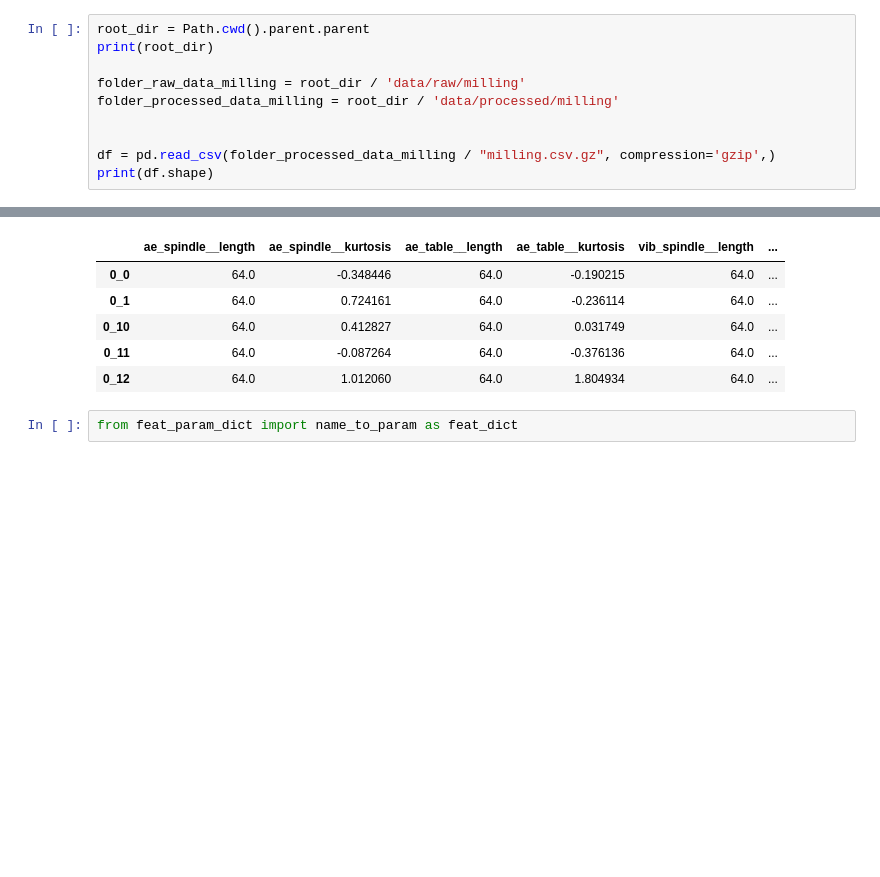
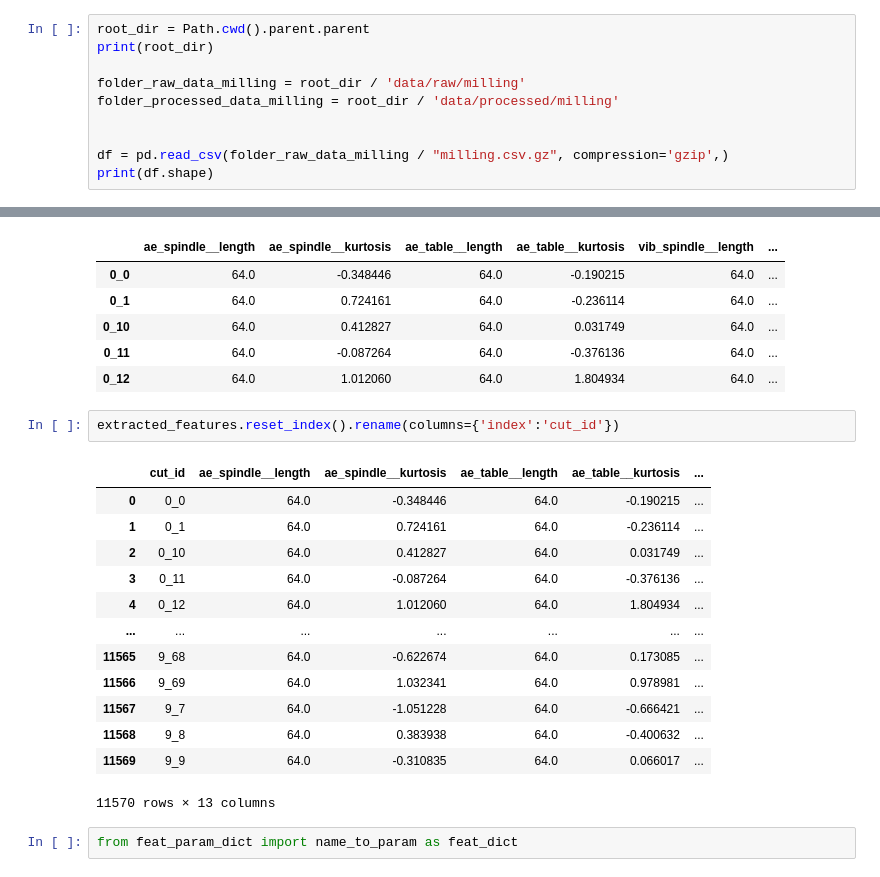
Before and after one commit to tvhahn/tspipe, a Jupyter notebook: notebooks/scratch/1.1-milling-tsfresh.ipynb, the cells around one changed output, grey strips where cells are left out. Cells and saved outputs as stored; diff of their text form; blank space fills up the shorter version.

```diff
--- a/notebooks/scratch/1.1-milling-tsfresh.ipynb
+++ b/notebooks/scratch/1.1-milling-tsfresh.ipynb
@@ -20,7 +23,7 @@ folder_raw_data_milling = root_dir / 'data/raw/milling'
 folder_processed_data_milling = root_dir / 'data/processed/milling'
 
 
-df = pd.read_csv(folder_processed_data_milling / "milling.csv.gz", compression='gzip',)
+df = pd.read_csv(folder_raw_data_milling / "milling.csv.gz", compression='gzip',)
 print(df.shape)
 # %% [output]
 /home/tim/Documents/feat-store
@@ -60,6 +63,22 @@ extracted_features.head()
 | 0_10 | 64.0 | 0.412827 | 64.0 | 0.031749 | 64.0 | ... |
 | 0_11 | 64.0 | -0.087264 | 64.0 | -0.376136 | 64.0 | ... |
 | 0_12 | 64.0 | 1.012060 | 64.0 | 1.804934 | 64.0 | ... |
+# %%
+extracted_features.reset_index().rename(columns={'index':'cut_id'})
+# %% [output]
+|  | cut_id | ae_spindle__length | ae_spindle__kurtosis | ae_table__length | ae_table__kurtosis | ... |
+| 0 | 0_0 | 64.0 | -0.348446 | 64.0 | -0.190215 | ... |
+| 1 | 0_1 | 64.0 | 0.724161 | 64.0 | -0.236114 | ... |
+| 2 | 0_10 | 64.0 | 0.412827 | 64.0 | 0.031749 | ... |
+| 3 | 0_11 | 64.0 | -0.087264 | 64.0 | -0.376136 | ... |
+| 4 | 0_12 | 64.0 | 1.012060 | 64.0 | 1.804934 | ... |
+| ... | ... | ... | ... | ... | ... | ... |
+| 11565 | 9_68 | 64.0 | -0.622674 | 64.0 | 0.173085 | ... |
+| 11566 | 9_69 | 64.0 | 1.032341 | 64.0 | 0.978981 | ... |
+| 11567 | 9_7 | 64.0 | -1.051228 | 64.0 | -0.666421 | ... |
+| 11568 | 9_8 | 64.0 | 0.383938 | 64.0 | -0.400632 | ... |
+| 11569 | 9_9 | 64.0 | -0.310835 | 64.0 | 0.066017 | ... |
+11570 rows × 13 columns
 # %%
 from feat_param_dict import name_to_param as feat_dict
 # %%
```
Also changed, not shown: parts of 1 cell of this notebook, 1 other file.
